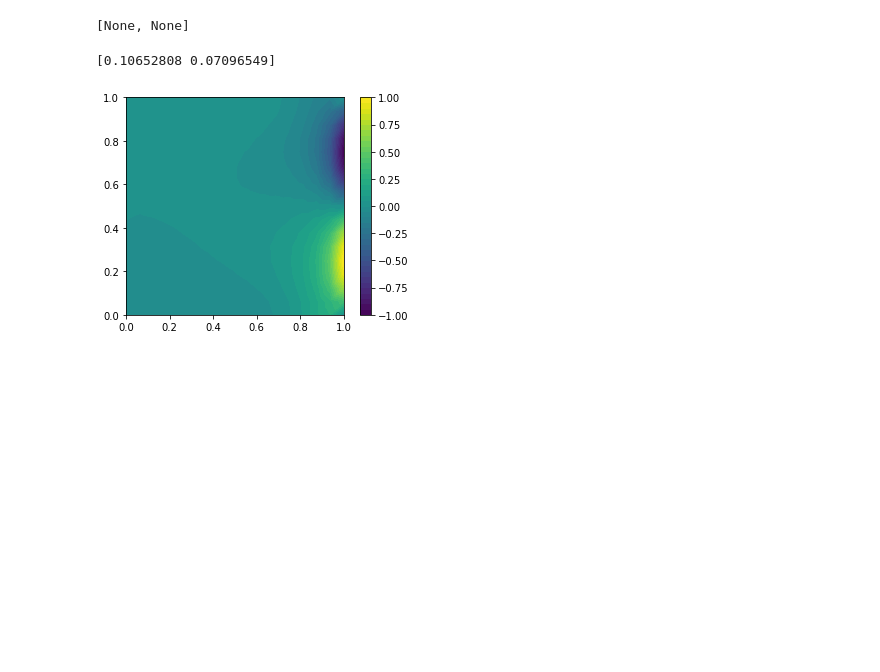
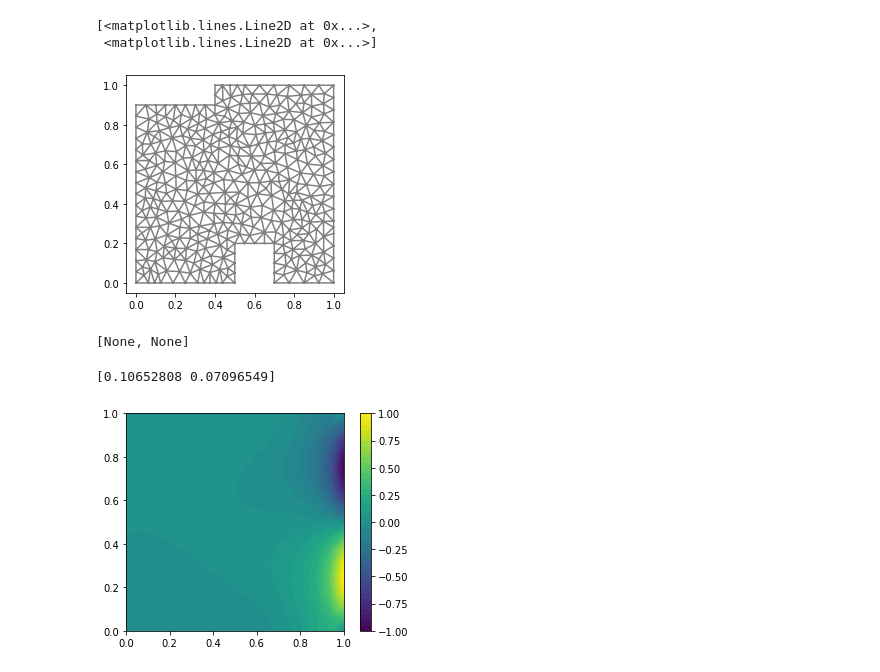
Before and after one commit to TheCrowned/FEFFII, a Jupyter notebook: fenics-tutorial-master/navier-stokes.ipynb, the cells around one changed output. Cells and saved outputs as stored; diff of their text form; code cells hidden in the pictures; blank space fills up the shorter version.

Commit message:
Added custom domain

```diff
--- a/fenics-tutorial-master/navier-stokes.ipynb
+++ b/fenics-tutorial-master/navier-stokes.ipynb
@@ -21 +25,12 @@ rho = 1            # density
+# %%
+domain = Rectangle(Point(0., 0.), Point(1., 1.)) - \
+         Rectangle(dolfin.Point(0.5, 0.0), dolfin.Point(0.7, 0.2)) - \
+         Rectangle(dolfin.Point(0.0, 0.9), dolfin.Point(0.4, 1.0))
+
+mesh = generate_mesh(domain, 16, "cgal")
+plot(mesh)
+# %% [output]
+[<matplotlib.lines.Line2D at 0x...>,
+ <matplotlib.lines.Line2D at 0x...>]
+[figure, added]
 # %%
```
Also changed, not shown: parts of 3 cells of this notebook.
